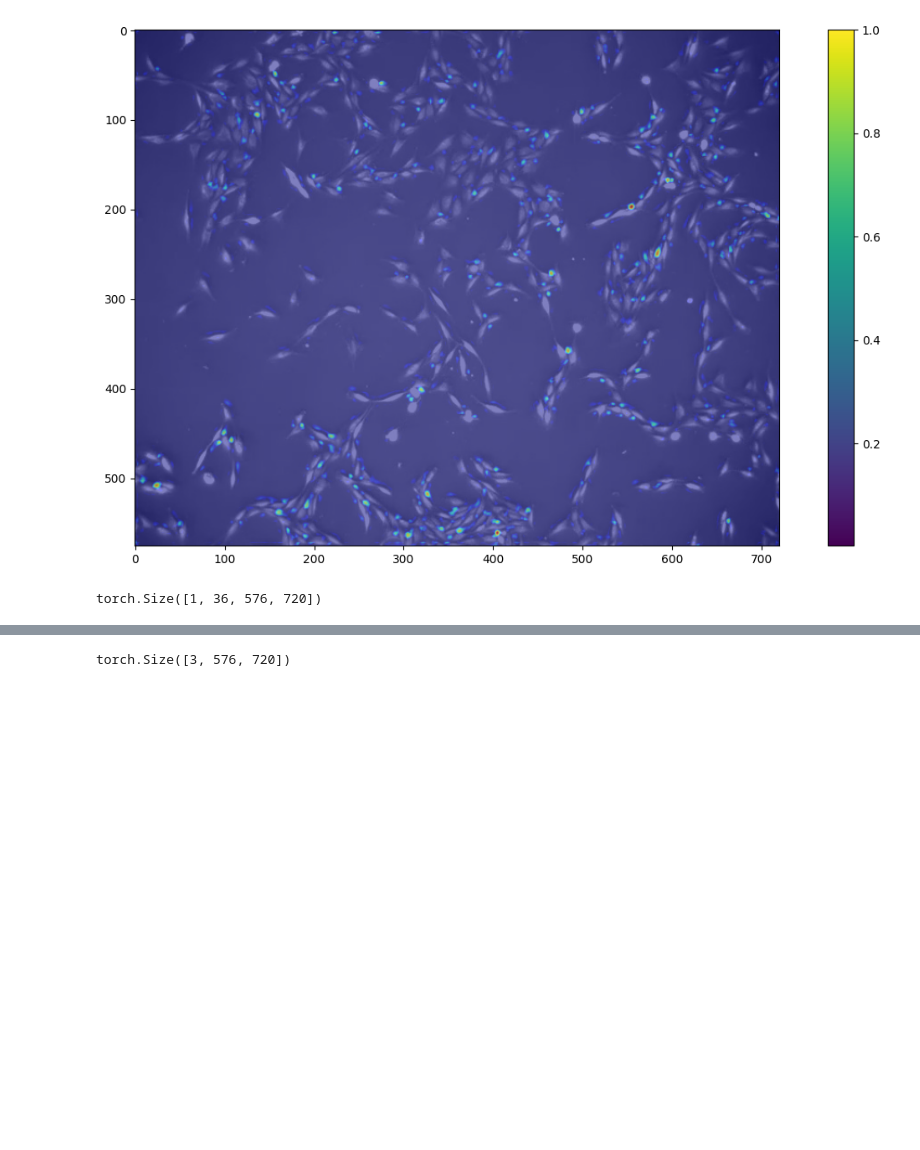
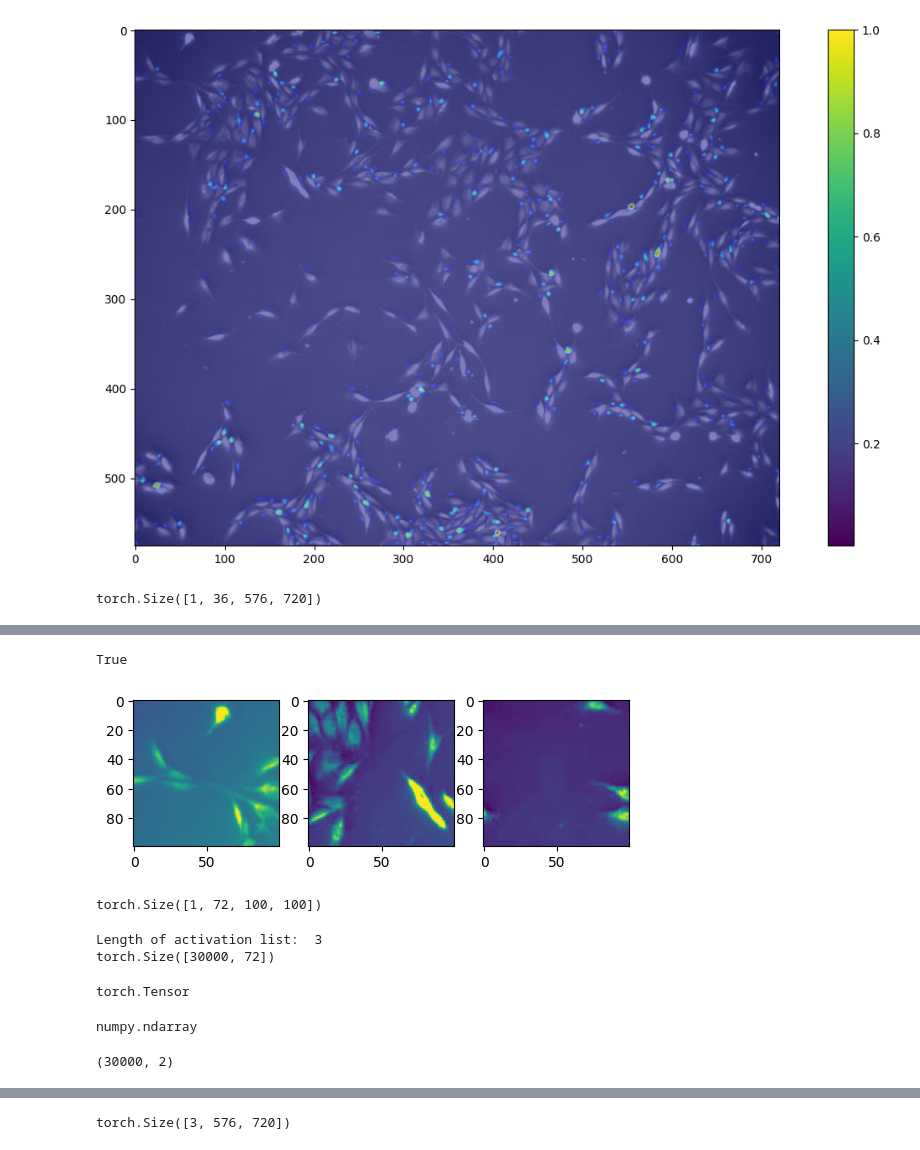
Before and after one commit to joonpark2019/GroupEquivariantCNN, a Jupyter notebook: REKD/sample_demo.ipynb, the cells around one changed output, grey strips where cells are left out. Drawn from its saved outputs; the diff is of its cells as text; code cells hidden in the pictures; blank space fills up the shorter version.

Commit message:
Important: wrote initial functions for experimenting with NMF

```diff
--- a/REKD/sample_demo.ipynb
+++ b/REKD/sample_demo.ipynb
@@ -91,0 +110,34 @@ plt.colorbar()
+# %%
+img_patch1 = img1[:,:,:100,:100]
+img_patch2 = img1[:,:,101:201,101:201]
+_,_,h1,w1 = img_patch1.shape
+_,_,h2,w2 = img_patch2.shape
+print(h1 == h2)
+# %% [output]
+True
+# %%
+num_patches = 3
+
+patch_size = 100
+img_patches = []
+#maintain img patches as torch tensors
+for i in range(num_patches):
+    img_patches.append(img1[:,:,patch_size*i:patch_size*(i+1),patch_size*i:patch_size*(i+1)].squeeze())
+    if i > 0:
+        assert img_patches[i-1].shape == img_patches[i].shape
+# %%
+def display_patches(img_list): #receives a list of torch tensors as input
+    fig = plt.figure()
+    for i in range(len(img_list)):
+        im = img_list[i]
+        if type(im) == torch.Tensor:
+            im = im.numpy()
+        fig.add_subplot(1,len(img_list),i+1)
+        plt.imshow(im)
+
+    plt.show()
+    return
+
+display_patches(img_patches)
+# %% [output]
+[figure, added]
@@ -91,0 +156,37 @@ plt.colorbar()
+# %%
+print(activations[0].shape)
+# %% [output]
+torch.Size([1, 72, 100, 100])
+# %%
+
+def nmf_prep(activations):
+    data = None
+    assert len(activations) != 0
+    if len(activations) == 1:
+        print("Need at least two activation maps in list!")
+        return
+    print("Length of activation list: ", len(activations))
+    b, c, h, w = activations[0].shape
+    #loop initial condition, terminating condition, and invariant - always think of these
+    #array[i] (op) array[i+1] usually results in a error due to the terminating condition at the end
+    for i in range(len(activations)-1):
+        if i == 0:
+            data = torch.cat([activations[i].squeeze().reshape(h*w, c), activations[i+1].squeeze().reshape(h*w, c)], dim = 0)
+        else:
+            data = torch.cat([data, activations[i+1].squeeze().reshape(h*w, c)], dim = 0)
+
+    return data
+
+data = nmf_prep(activations)
+print(data.shape)
+# %% [output]
+Length of activation list:  3
+torch.Size([30000, 72])
+# %%
+type(data)
+# %% [output]
+torch.Tensor
+# %%
+type(img_patches[0].numpy())
+# %% [output]
+numpy.ndarray
@@ -91,0 +205,4 @@ plt.colorbar()
+# %%
+print(H.shape)
+# %% [output]
+(30000, 2)
```
Also changed, not shown: parts of 17 cells of this notebook.
